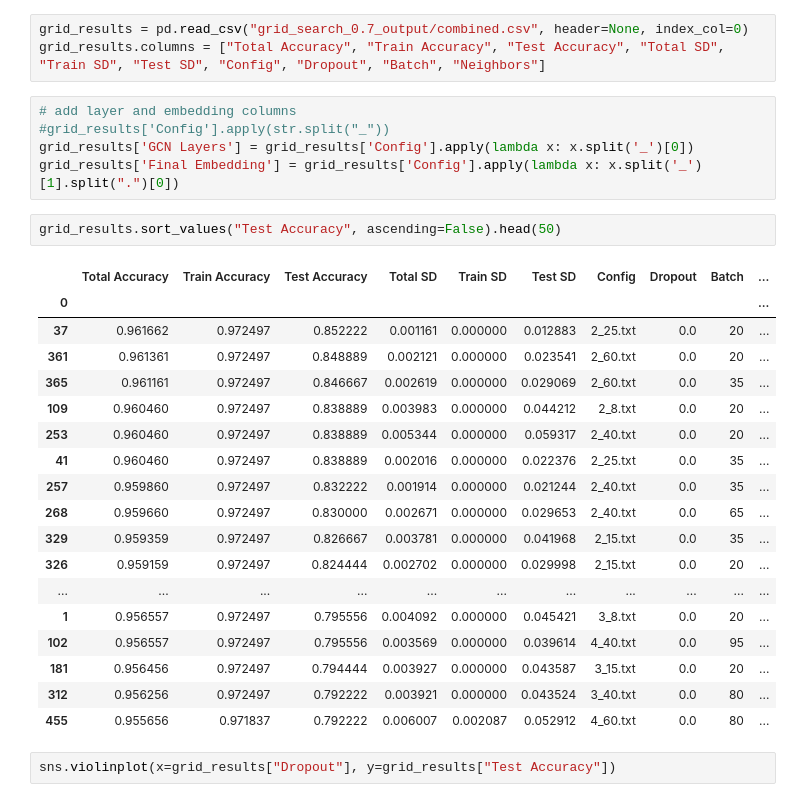
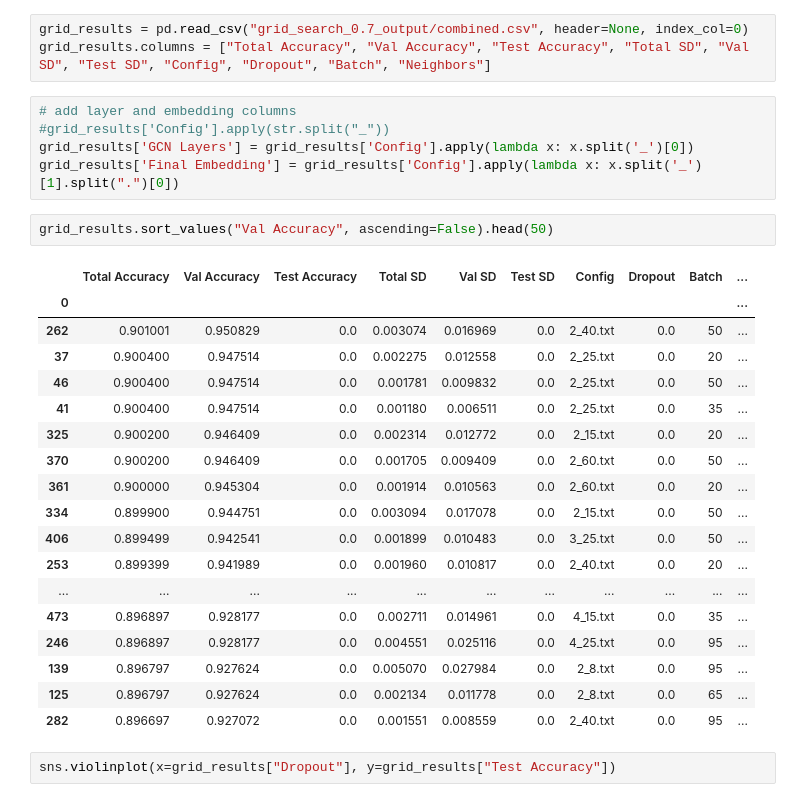
Before and after one commit to lewinsohndp/scSHARP, a Jupyter notebook: grid_search_analysis.ipynb, the cells around one changed output. Cells and saved outputs as stored; diff of their text form.

```diff
--- a/grid_search_analysis.ipynb
+++ b/grid_search_analysis.ipynb
@@ -10,33 +10,33 @@ import seaborn as sns
 import matplotlib.pyplot as plt
 # %%
 grid_results = pd.read_csv("grid_search_0.7_output/combined.csv", header=None, index_col=0)
-grid_results.columns = ["Total Accuracy", "Train Accuracy", "Test Accuracy", "Total SD", "Train SD", "Test SD", "Config", "Dropout", "Batch", "Neighbors"]
+grid_results.columns = ["Total Accuracy", "Val Accuracy", "Test Accuracy", "Total SD", "Val SD", "Test SD", "Config", "Dropout", "Batch", "Neighbors"]
 # %%
 # add layer and embedding columns
 #grid_results['Config'].apply(str.split("_"))
 grid_results['GCN Layers'] = grid_results['Config'].apply(lambda x: x.split('_')[0])
 grid_results['Final Embedding'] = grid_results['Config'].apply(lambda x: x.split('_')[1].split(".")[0])
 # %%
-grid_results.sort_values("Test Accuracy", ascending=False).head(50)
+grid_results.sort_values("Val Accuracy", ascending=False).head(50)
 # %% [output]
-|  | Total Accuracy | Train Accuracy | Test Accuracy | Total SD | Train SD | Test SD | Config | Dropout | Batch | ... |
+|  | Total Accuracy | Val Accuracy | Test Accuracy | Total SD | Val SD | Test SD | Config | Dropout | Batch | ... |
 | 0 |  |  |  |  |  |  |  |  |  | ... |
-| 37 | 0.961662 | 0.972497 | 0.852222 | 0.001161 | 0.000000 | 0.012883 | 2_25.txt | 0.0 | 20 | ... |
-| 361 | 0.961361 | 0.972497 | 0.848889 | 0.002121 | 0.000000 | 0.023541 | 2_60.txt | 0.0 | 20 | ... |
-| 365 | 0.961161 | 0.972497 | 0.846667 | 0.002619 | 0.000000 | 0.029069 | 2_60.txt | 0.0 | 35 | ... |
-| 109 | 0.960460 | 0.972497 | 0.838889 | 0.003983 | 0.000000 | 0.044212 | 2_8.txt | 0.0 | 20 | ... |
-| 253 | 0.960460 | 0.972497 | 0.838889 | 0.005344 | 0.000000 | 0.059317 | 2_40.txt | 0.0 | 20 | ... |
-| 41 | 0.960460 | 0.972497 | 0.838889 | 0.002016 | 0.000000 | 0.022376 | 2_25.txt | 0.0 | 35 | ... |
-| 257 | 0.959860 | 0.972497 | 0.832222 | 0.001914 | 0.000000 | 0.021244 | 2_40.txt | 0.0 | 35 | ... |
-| 268 | 0.959660 | 0.972497 | 0.830000 | 0.002671 | 0.000000 | 0.029653 | 2_40.txt | 0.0 | 65 | ... |
-| 329 | 0.959359 | 0.972497 | 0.826667 | 0.003781 | 0.000000 | 0.041968 | 2_15.txt | 0.0 | 35 | ... |
-| 326 | 0.959159 | 0.972497 | 0.824444 | 0.002702 | 0.000000 | 0.029998 | 2_15.txt | 0.0 | 20 | ... |
+| 262 | 0.901001 | 0.950829 | 0.0 | 0.003074 | 0.016969 | 0.0 | 2_40.txt | 0.0 | 50 | ... |
+| 37 | 0.900400 | 0.947514 | 0.0 | 0.002275 | 0.012558 | 0.0 | 2_25.txt | 0.0 | 20 | ... |
+| 46 | 0.900400 | 0.947514 | 0.0 | 0.001781 | 0.009832 | 0.0 | 2_25.txt | 0.0 | 50 | ... |
+| 41 | 0.900400 | 0.947514 | 0.0 | 0.001180 | 0.006511 | 0.0 | 2_25.txt | 0.0 | 35 | ... |
+| 325 | 0.900200 | 0.946409 | 0.0 | 0.002314 | 0.012772 | 0.0 | 2_15.txt | 0.0 | 20 | ... |
+| 370 | 0.900200 | 0.946409 | 0.0 | 0.001705 | 0.009409 | 0.0 | 2_60.txt | 0.0 | 50 | ... |
+| 361 | 0.900000 | 0.945304 | 0.0 | 0.001914 | 0.010563 | 0.0 | 2_60.txt | 0.0 | 20 | ... |
+| 334 | 0.899900 | 0.944751 | 0.0 | 0.003094 | 0.017078 | 0.0 | 2_15.txt | 0.0 | 50 | ... |
+| 406 | 0.899499 | 0.942541 | 0.0 | 0.001899 | 0.010483 | 0.0 | 3_25.txt | 0.0 | 50 | ... |
+| 253 | 0.899399 | 0.941989 | 0.0 | 0.001960 | 0.010817 | 0.0 | 2_40.txt | 0.0 | 20 | ... |
 | ... | ... | ... | ... | ... | ... | ... | ... | ... | ... | ... |
-| 1 | 0.956557 | 0.972497 | 0.795556 | 0.004092 | 0.000000 | 0.045421 | 3_8.txt | 0.0 | 20 | ... |
-| 102 | 0.956557 | 0.972497 | 0.795556 | 0.003569 | 0.000000 | 0.039614 | 4_40.txt | 0.0 | 95 | ... |
-| 181 | 0.956456 | 0.972497 | 0.794444 | 0.003927 | 0.000000 | 0.043587 | 3_15.txt | 0.0 | 20 | ... |
-| 312 | 0.956256 | 0.972497 | 0.792222 | 0.003921 | 0.000000 | 0.043524 | 3_40.txt | 0.0 | 80 | ... |
-| 455 | 0.955656 | 0.971837 | 0.792222 | 0.006007 | 0.002087 | 0.052912 | 4_60.txt | 0.0 | 80 | ... |
+| 473 | 0.896897 | 0.928177 | 0.0 | 0.002711 | 0.014961 | 0.0 | 4_15.txt | 0.0 | 35 | ... |
+| 246 | 0.896897 | 0.928177 | 0.0 | 0.004551 | 0.025116 | 0.0 | 4_25.txt | 0.0 | 95 | ... |
+| 139 | 0.896797 | 0.927624 | 0.0 | 0.005070 | 0.027984 | 0.0 | 2_8.txt | 0.0 | 95 | ... |
+| 125 | 0.896797 | 0.927624 | 0.0 | 0.002134 | 0.011778 | 0.0 | 2_8.txt | 0.0 | 65 | ... |
+| 282 | 0.896697 | 0.927072 | 0.0 | 0.001551 | 0.008559 | 0.0 | 2_40.txt | 0.0 | 95 | ... |
 # %%
 sns.violinplot(x=grid_results["Dropout"], y=grid_results["Test Accuracy"])
 # %% [output]
```
Also changed, not shown: 18 other files.
